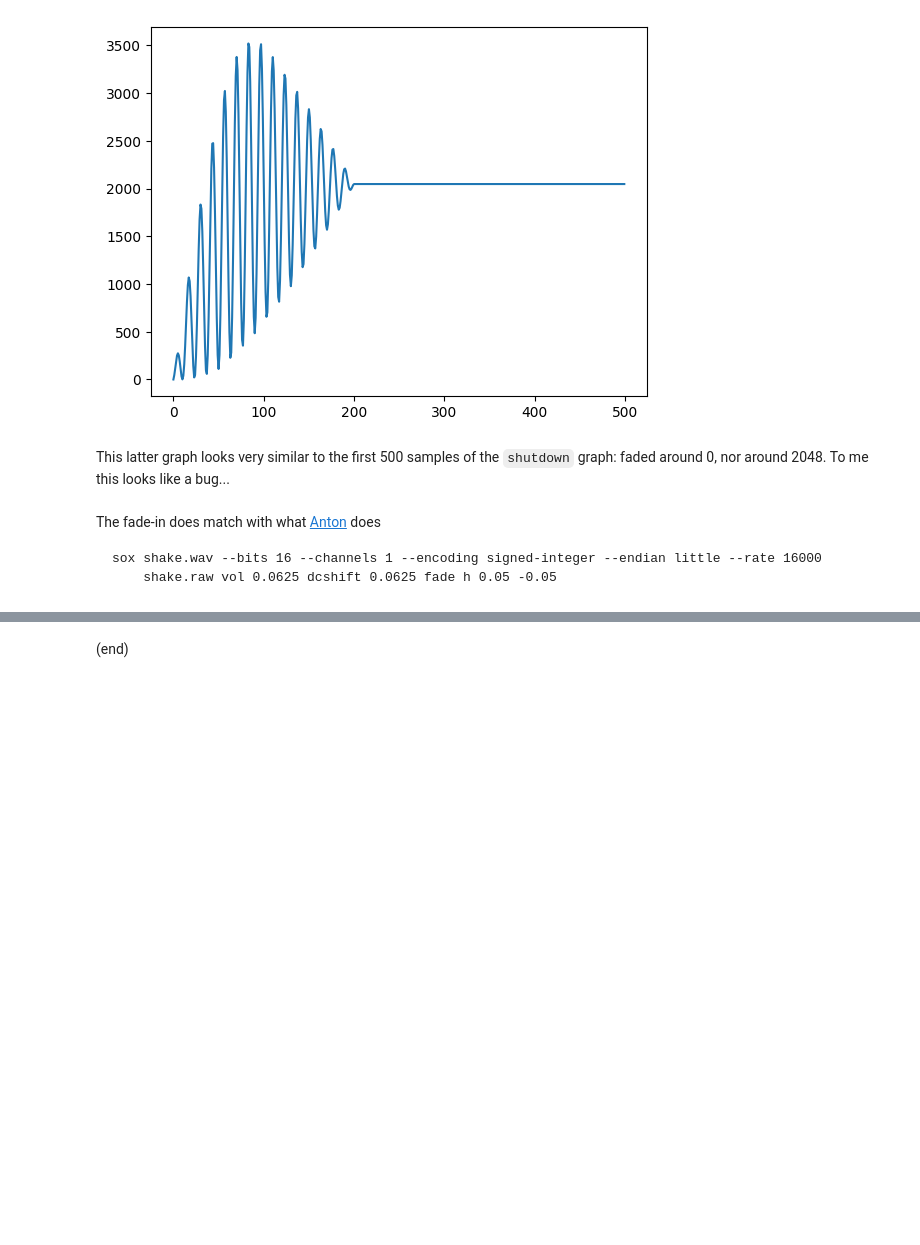
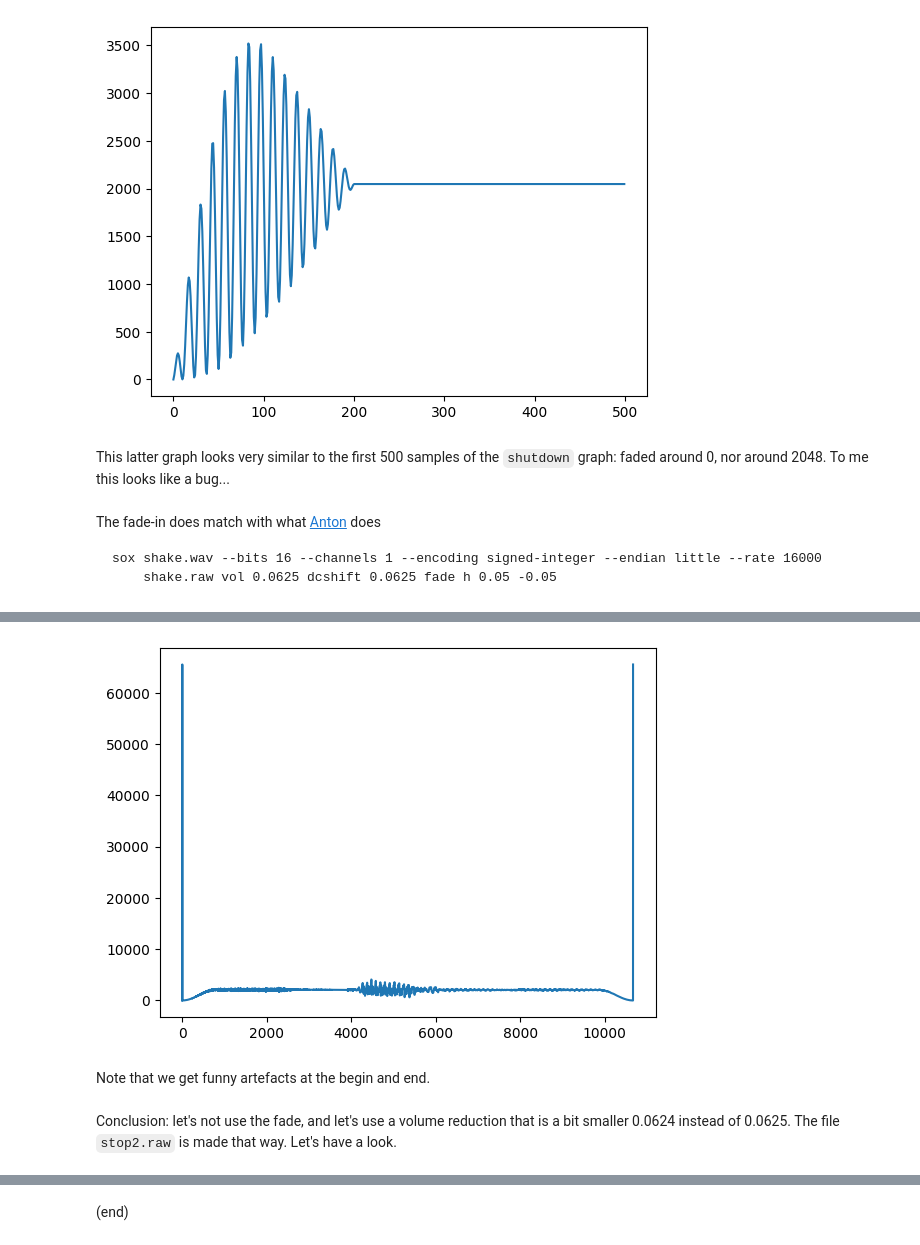
Before and after one commit to maarten-pennings/Lego-Mindstorms, a Jupyter notebook: ms4/sound/sound.ipynb, the cells around one changed output, grey strips where cells are left out. Saved outputs shown, nothing was run; the diff lists cells and outputs as text; code cells hidden in the pictures; blank space fills up the shorter version.

```diff
--- a/ms4/sound/sound.ipynb
+++ b/ms4/sound/sound.ipynb
@@ -192,0 +211,11 @@ sox shake.wav --bits 16 --channels 1 --encoding signed-integer --endian little -
+# %%
+stopfade = readsamples('../images/stopfade.raw')
+# %%
+plt.plot(stopfade);
+# %% [output]
+[figure, added]
+# %% [markdown]
+Note that we get funny artefacts at the begin and end.
+# %% [markdown]
+Conclusion: let's not use the fade, and let's use a volume reduction that is a bit smaller 0.0624 instead of 0.0625.
+The file `stop2.raw` is made that way. Let's have a look.
```
Also changed, not shown: parts of 10 cells of this notebook, 3 other files.
